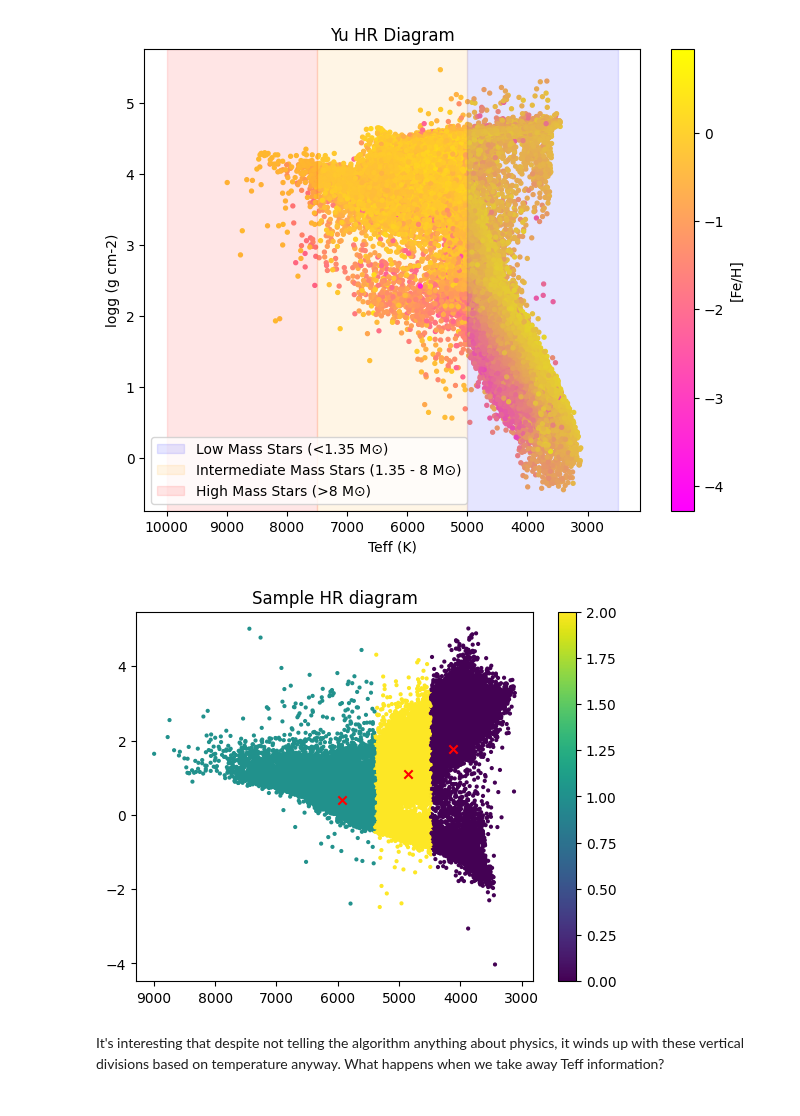
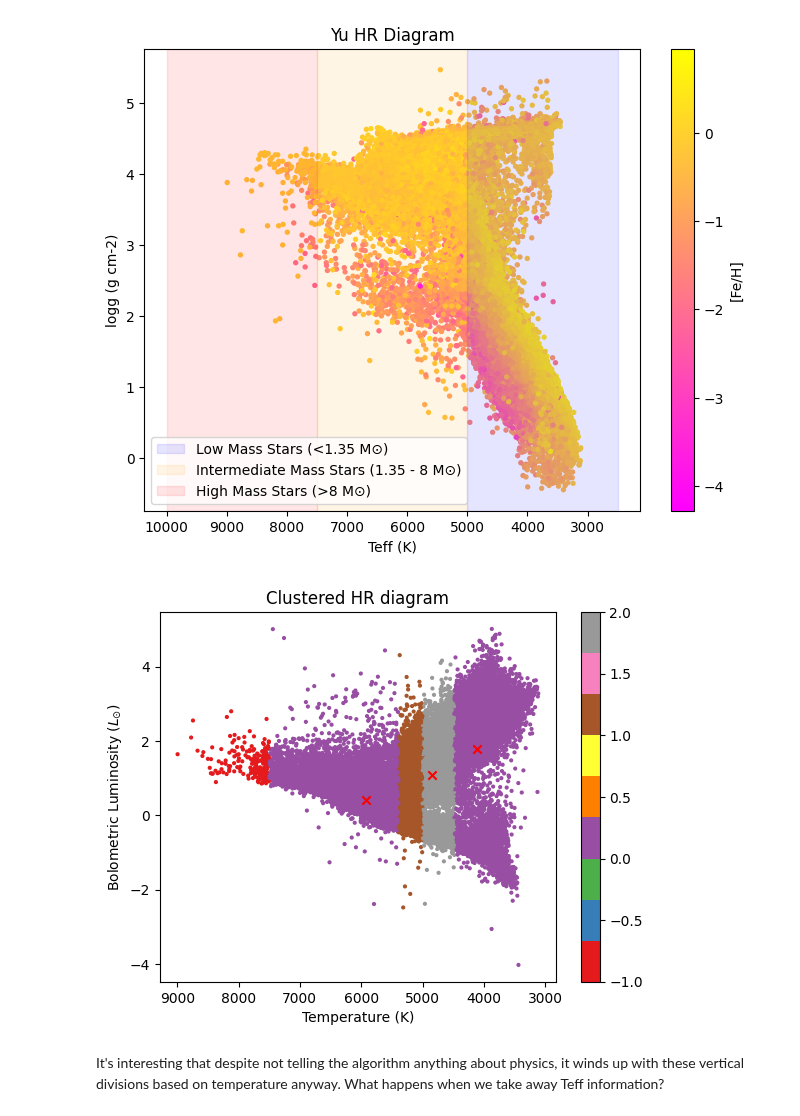
Before and after one commit to PK0207/geology_final_project, a Jupyter notebook: Yu_data.ipynb, the cells around one changed output. Saved outputs shown, nothing was run; the diff lists cells and outputs as text; code cells hidden in the pictures.

Commit message:
added plots

```diff
--- a/Yu_data.ipynb
+++ b/Yu_data.ipynb
@@ -191,14 +192,17 @@ kmeansT = KMeans(n_clusters=3, random_state=0, n_init="auto").fit(XT)
 labelsT = kmeansT.labels_
 centersT = kmeansT.cluster_centers_
 # %%
-#points=plt.scatter(XT['Teff'].iloc[::5], XT['logL'].iloc[::5], c=labelsT[::5]-df['label'].iloc[::5], s=4, cmap='Set1')
-points=plt.scatter(XT['Teff'].iloc[::5], XT['logL'].iloc[::5], c=labelsT[::5], s=4)
+points=plt.scatter(XT['Teff'].iloc[::5], XT['logL'].iloc[::5], c=labelsT[::5]-df['label'].iloc[::5], s=4, cmap='Set1')
+#points=plt.scatter(XT['Teff'].iloc[::5], XT['logL'].iloc[::5], c=labelsT[::5], s=4)
 plt.scatter(np.array(centersT[:,0]), np.array(centersT[:,4]), marker='x', c='r')
-plt.title("Sample HR diagram")
+plt.title("Clustered HR diagram")
 plt.gca().invert_xaxis()
+plt.xlabel('Temperature (K)')
+plt.ylabel(r'Bolometric Luminosity ($L_{\odot}$)')
 plt.colorbar(points)
+plt.savefig('Yu_acc_withTemp.png', dpi=200)
 plt.show()
 # %% [output]
-[figure, old version]
+[figure, new version]
 # %% [markdown]
 It's interesting that despite not telling the algorithm anything about physics, it winds up with these vertical divisions based on temperature anyway. What happens when we take away Teff information?
```
Also changed, not shown: parts of 5 cells of this notebook, 4 other files.
